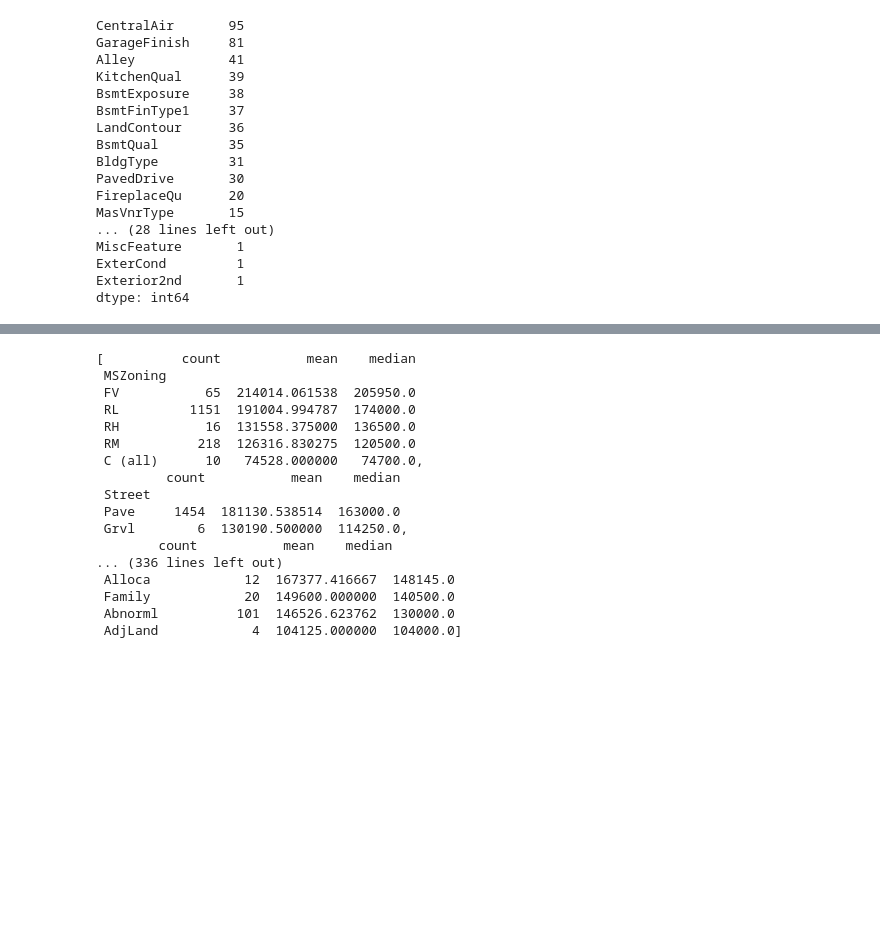
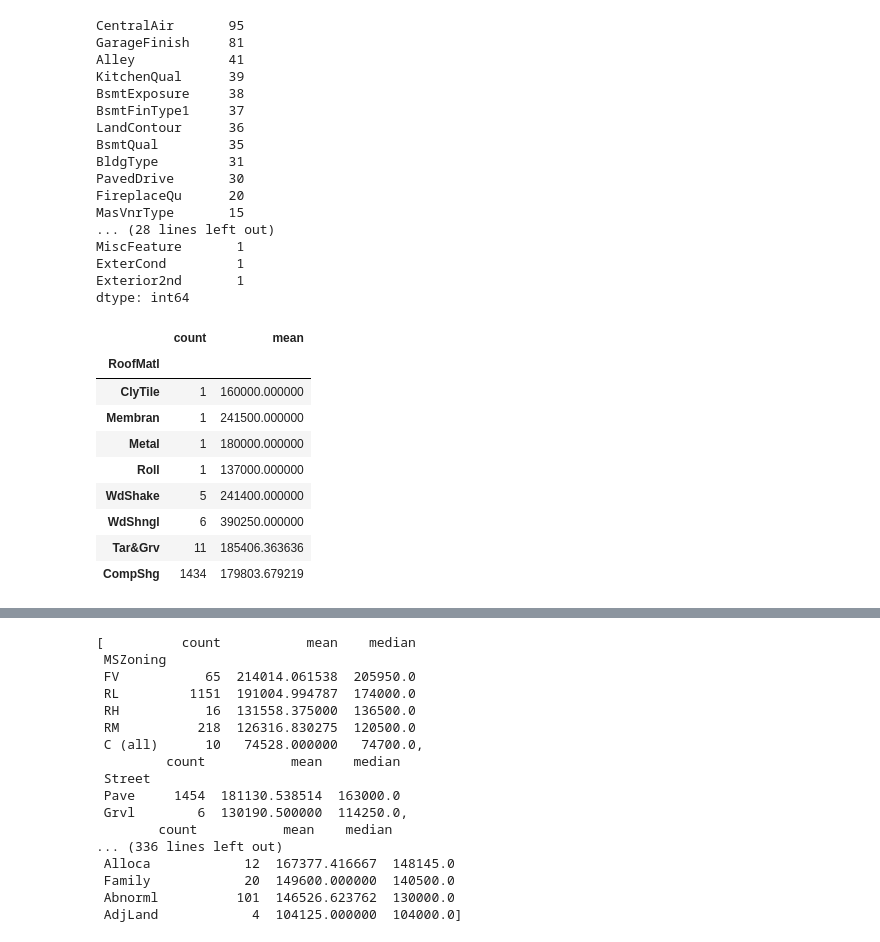
Before and after one commit to kogimurio/house_sales_prediction, a Jupyter notebook: saales_price_predictions.ipynb, the cells around one changed output, grey strips where cells are left out. Saved outputs shown, nothing was run; the diff lists cells and outputs as text; code cells hidden in the pictures; blank space fills up the shorter version.

```diff
--- a/saales_price_predictions.ipynb
+++ b/saales_price_predictions.ipynb
@@ -2012,3 +2013,16 @@ MiscFeature       1
 ExterCond         1
 Exterior2nd       1
 dtype: int64
+# %%
+dataset.groupby('RoofMatl')['SalePrice'].agg(['count', 'mean']).sort_values('count')
+# %% [output]
+|  | count | mean |
+| RoofMatl |  |  |
+| ClyTile | 1 | 160000.000000 |
+| Membran | 1 | 241500.000000 |
+| Metal | 1 | 180000.000000 |
+| Roll | 1 | 137000.000000 |
+| WdShake | 5 | 241400.000000 |
+| WdShngl | 6 | 390250.000000 |
+| Tar&Grv | 11 | 185406.363636 |
+| CompShg | 1434 | 179803.679219 |
```
Also changed, not shown: parts of 9 cells of this notebook.
